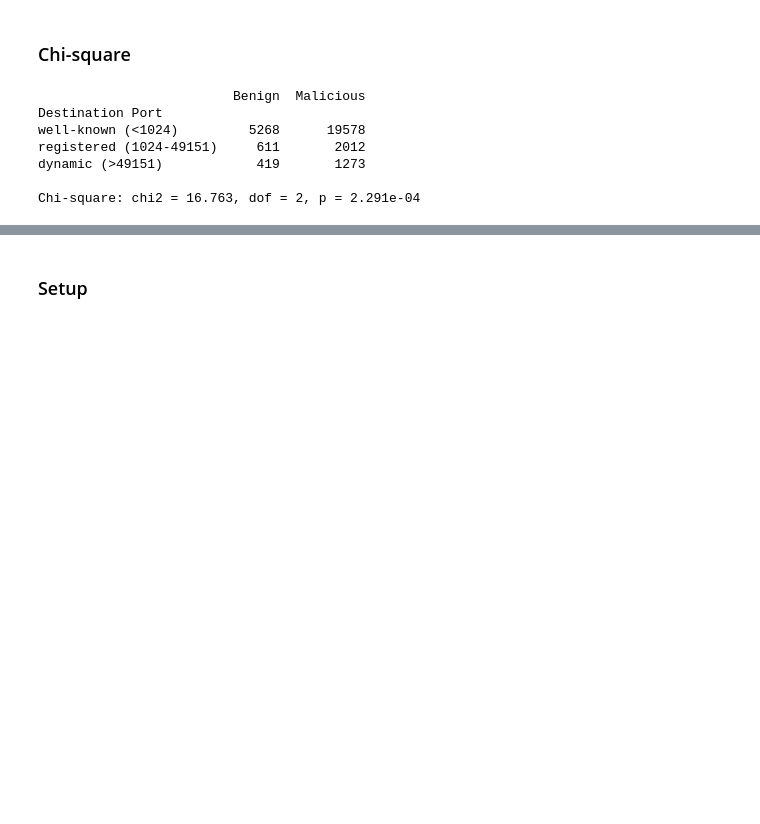
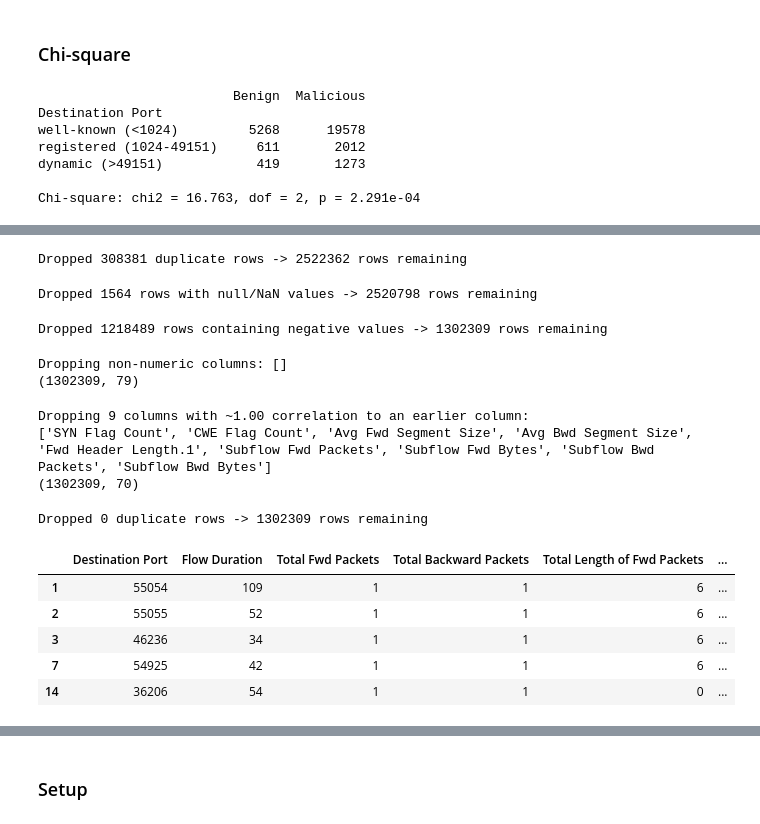
Before and after one commit to stefanie-the-engineer/bu-dx699-homework-14-smkenyon, a Jupyter notebook: OMDS-ModB2-Week14-Kenyon-Stefanie.ipynb, the cells around one changed output, grey strips where cells are left out. Drawn from its saved outputs; the diff is of its cells as text; code cells hidden in the pictures; blank space fills up the shorter version.

```diff
--- a/OMDS-ModB2-Week14-Kenyon-Stefanie.ipynb
+++ b/OMDS-ModB2-Week14-Kenyon-Stefanie.ipynb
@@ -325,0 +423,65 @@ Chi-square: chi2 = 16.763, dof = 2, p = 2.291e-04
+# %%
+# Drop duplicate rows
+before = len(intrusion_df)
+intrusion_df = intrusion_df.drop_duplicates()
+print(f"Dropped {before - len(intrusion_df)} duplicate rows -> {len(intrusion_df)} rows remaining")
+# %% [output]
+Dropped 308381 duplicate rows -> 2522362 rows remaining
+# %%
+# Drop null & NaN values
+before = len(intrusion_df)
+intrusion_df = intrusion_df.dropna()  # covers both nulls and NaNs
+print(f"Dropped {before - len(intrusion_df)} rows with null/NaN values -> {len(intrusion_df)} rows remaining")
+# %% [output]
+Dropped 1564 rows with null/NaN values -> 2520798 rows remaining
+# %%
+# Drop negative values
+before = len(intrusion_df)
+numeric_cols = intrusion_df.select_dtypes(include=[np.number]).columns
+negative_mask = (intrusion_df[numeric_cols] < 0).any(axis=1)
+intrusion_df = intrusion_df[~negative_mask]
+print(f"Dropped {before - len(intrusion_df)} rows containing negative values -> {len(intrusion_df)} rows remaining")
+# %% [output]
+Dropped 1218489 rows containing negative values -> 1302309 rows remaining
+# %%
+# Drop non-numeric columns
+non_numeric_cols = intrusion_df.select_dtypes(exclude=[np.number]).columns.tolist()
+print("Dropping non-numeric columns:", non_numeric_cols)
+
+intrusion_df = intrusion_df.drop(columns=non_numeric_cols)
+print(intrusion_df.shape)
+# %% [output]
+Dropping non-numeric columns: []
+(1302309, 79)
+# %%
+# Drop perfectly correlated columns
+corr_matrix = intrusion_df.drop(columns=['Label']).corr().abs()
+upper = corr_matrix.where(np.triu(np.ones(corr_matrix.shape), k=1).astype(bool))
+
+perfectly_correlated = [col for col in upper.columns if (upper[col] >= 0.999).any()]
+print(f"Dropping {len(perfectly_correlated)} columns with ~1.00 correlation to an earlier column:")
+print(perfectly_correlated)
+
+intrusion_df = intrusion_df.drop(columns=perfectly_correlated)
+print(intrusion_df.shape)
+# %% [output]
+Dropping 9 columns with ~1.00 correlation to an earlier column:
+['SYN Flag Count', 'CWE Flag Count', 'Avg Fwd Segment Size', 'Avg Bwd Segment Size', 'Fwd Header Length.1', 'Subflow Fwd Packets', 'Subflow Fwd Bytes', 'Subflow Bwd Packets', 'Subflow Bwd Bytes']
+(1302309, 70)
+# %%
+# Drop duplicate rows (post feature engineering)
+before = len(intrusion_df)
+intrusion_df = intrusion_df.drop_duplicates()
+print(f"Dropped {before - len(intrusion_df)} duplicate rows -> {len(intrusion_df)} rows remaining")
+# %% [output]
+Dropped 0 duplicate rows -> 1302309 rows remaining
+# %%
+# Print cleaned DataFrame
+intrusion_df.head()
+# %% [output]
+|  | Destination Port | Flow Duration | Total Fwd Packets | Total Backward Packets | Total Length of Fwd Packets | ... |
+| 1 | 55054 | 109 | 1 | 1 | 6 | ... |
+| 2 | 55055 | 52 | 1 | 1 | 6 | ... |
+| 3 | 46236 | 34 | 1 | 1 | 6 | ... |
+| 7 | 54925 | 42 | 1 | 1 | 6 | ... |
+| 14 | 36206 | 54 | 1 | 1 | 0 | ... |
```
Also changed, not shown: parts of 22 cells of this notebook.
